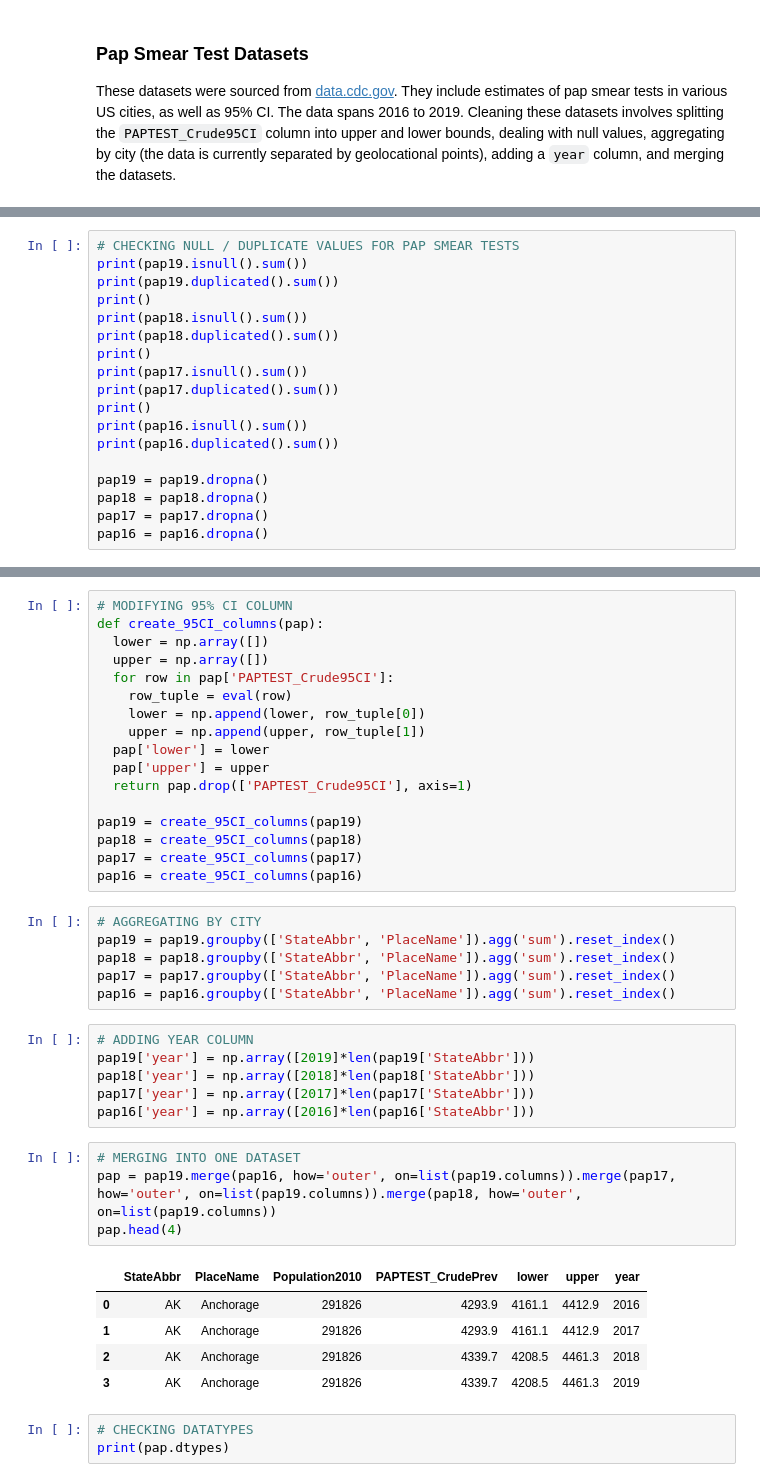
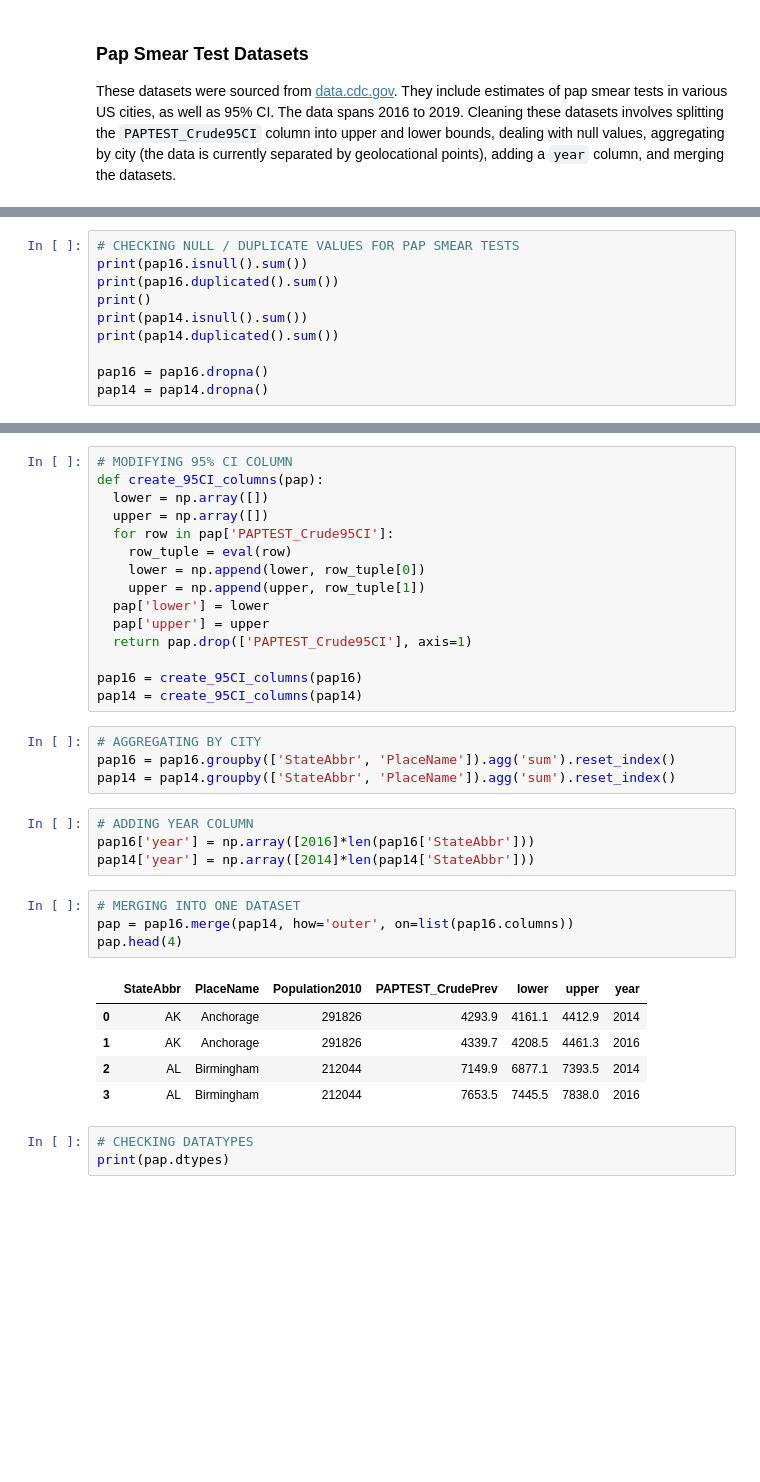
Before and after one commit to maya-papaya/ads1-cervical-cancer-analysis, a Jupyter notebook: Data Cleaning & Preprocessing (2).ipynb, the cells around one changed output, grey strips where cells are left out. Drawn from its saved outputs; the diff is of its cells as text; blank space fills up the shorter version.

```diff
--- a/Data Cleaning & Preprocessing (2).ipynb
+++ b/Data Cleaning & Preprocessing (2).ipynb
@@ -75,21 +73,13 @@ pap16 = pd.read_csv('pap_smear/pap_smear_2016.csv')[['StateAbbr', 'PlaceName', '
 # %%
 # CHECKING NULL / DUPLICATE VALUES FOR PAP SMEAR TESTS
-print(pap19.isnull().sum())
-print(pap19.duplicated().sum())
-print()
-print(pap18.isnull().sum())
-print(pap18.duplicated().sum())
-print()
-print(pap17.isnull().sum())
-print(pap17.duplicated().sum())
-print()
 print(pap16.isnull().sum())
 print(pap16.duplicated().sum())
+print()
+print(pap14.isnull().sum())
+print(pap14.duplicated().sum())
 
-pap19 = pap19.dropna()
-pap18 = pap18.dropna()
-pap17 = pap17.dropna()
 pap16 = pap16.dropna()
+pap14 = pap14.dropna()
 # %% [output]
 StateAbbr               0
 PlaceName               0
@@ -121,32 +109,26 @@ def create_95CI_columns(pap):
   pap['upper'] = upper
   return pap.drop(['PAPTEST_Crude95CI'], axis=1)
 
-pap19 = create_95CI_columns(pap19)
-pap18 = create_95CI_columns(pap18)
-pap17 = create_95CI_columns(pap17)
 pap16 = create_95CI_columns(pap16)
+pap14 = create_95CI_columns(pap14)
-# %%
-# AGGREGATING BY CITY
-pap19 = pap19.groupby(['StateAbbr', 'PlaceName']).agg('sum').reset_index()
-pap18 = pap18.groupby(['StateAbbr', 'PlaceName']).agg('sum').reset_index()
-pap17 = pap17.groupby(['StateAbbr', 'PlaceName']).agg('sum').reset_index()
-pap16 = pap16.groupby(['StateAbbr', 'PlaceName']).agg('sum').reset_index()
-# %%
-# ADDING YEAR COLUMN
-pap19['year'] = np.array([2019]*len(pap19['StateAbbr']))
-pap18['year'] = np.array([2018]*len(pap18['StateAbbr']))
-pap17['year'] = np.array([2017]*len(pap17['StateAbbr']))
-pap16['year'] = np.array([2016]*len(pap16['StateAbbr']))
+# %%
+# AGGREGATING BY CITY
+pap16 = pap16.groupby(['StateAbbr', 'PlaceName']).agg('sum').reset_index()
+pap14 = pap14.groupby(['StateAbbr', 'PlaceName']).agg('sum').reset_index()
+# %%
+# ADDING YEAR COLUMN
+pap16['year'] = np.array([2016]*len(pap16['StateAbbr']))
+pap14['year'] = np.array([2014]*len(pap14['StateAbbr']))
 # %%
 # MERGING INTO ONE DATASET
-pap = pap19.merge(pap16, how='outer', on=list(pap19.columns)).merge(pap17, how='outer', on=list(pap19.columns)).merge(pap18, how='outer', on=list(pap19.columns))
+pap = pap16.merge(pap14, how='outer', on=list(pap16.columns))
 pap.head(4)
 # %% [output]
 |  | StateAbbr | PlaceName | Population2010 | PAPTEST_CrudePrev | lower | upper | year |
-| 0 | AK | Anchorage | 291826 | 4293.9 | 4161.1 | 4412.9 | 2016 |
-| 1 | AK | Anchorage | 291826 | 4293.9 | 4161.1 | 4412.9 | 2017 |
-| 2 | AK | Anchorage | 291826 | 4339.7 | 4208.5 | 4461.3 | 2018 |
-| 3 | AK | Anchorage | 291826 | 4339.7 | 4208.5 | 4461.3 | 2019 |
+| 0 | AK | Anchorage | 291826 | 4293.9 | 4161.1 | 4412.9 | 2014 |
+| 1 | AK | Anchorage | 291826 | 4339.7 | 4208.5 | 4461.3 | 2016 |
+| 2 | AL | Birmingham | 212044 | 7149.9 | 6877.1 | 7393.5 | 2014 |
+| 3 | AL | Birmingham | 212044 | 7653.5 | 7445.5 | 7838.0 | 2016 |
 # %%
 # CHECKING DATATYPES
 print(pap.dtypes)
```
Also changed, not shown: parts of 4 cells of this notebook.
